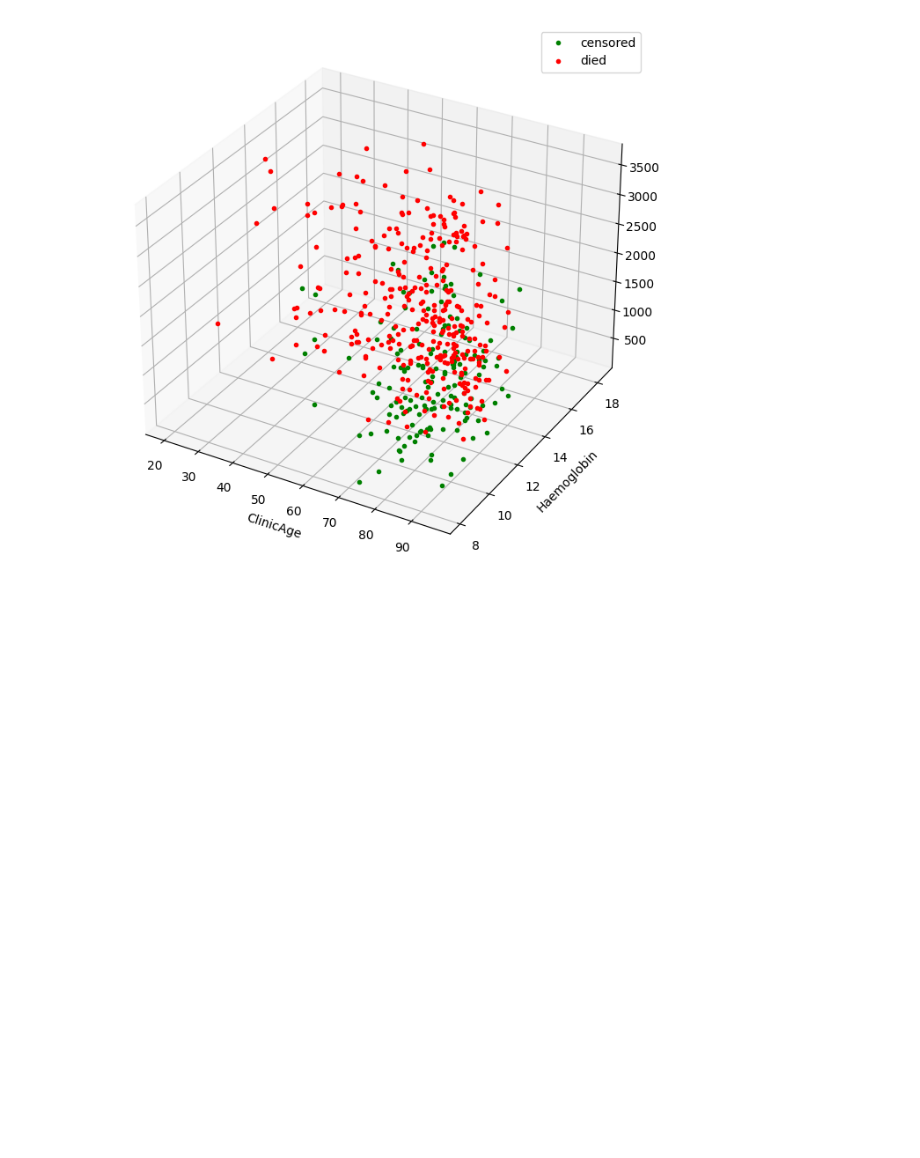
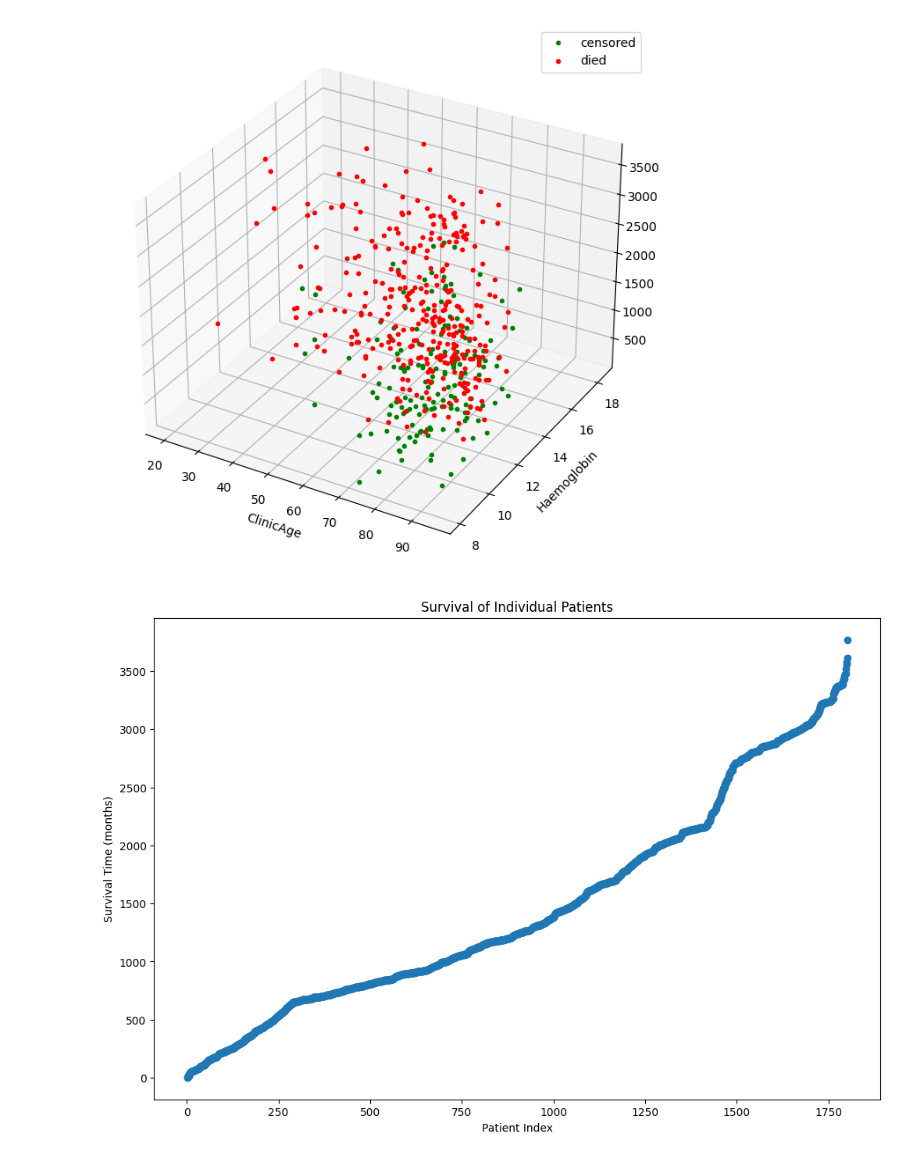
Before and after one commit to omariosc/survival-analysis, a Jupyter notebook: Survival.ipynb, the cells around one changed output. Saved outputs shown, nothing was run; the diff lists cells and outputs as text; code cells hidden in the pictures; blank space fills up the shorter version.

Commit message:
Added instructions for creating neural network Formatted code Sorted patients by death date ascending

```diff
--- a/Survival.ipynb
+++ b/Survival.ipynb
@@ -629,0 +623,15 @@ plt.legend()
+# %%
+# Sort patients by death date ascending
+df_sorted = df.sort_values(by=['TimeDeath'])
+
+plt.scatter(range(1, len(df_sorted["TimeDeath"]) + 1), df_sorted["TimeDeath"])
+
+# add axis labels and title
+plt.xlabel('Patient Index')
+plt.ylabel('Survival Time (months)')
+plt.title('Survival of Individual Patients')
+
+# display the plot
+plt.show()
+# %% [output]
+[figure, added]
```
Also changed, not shown: parts of 10 cells of this notebook.
